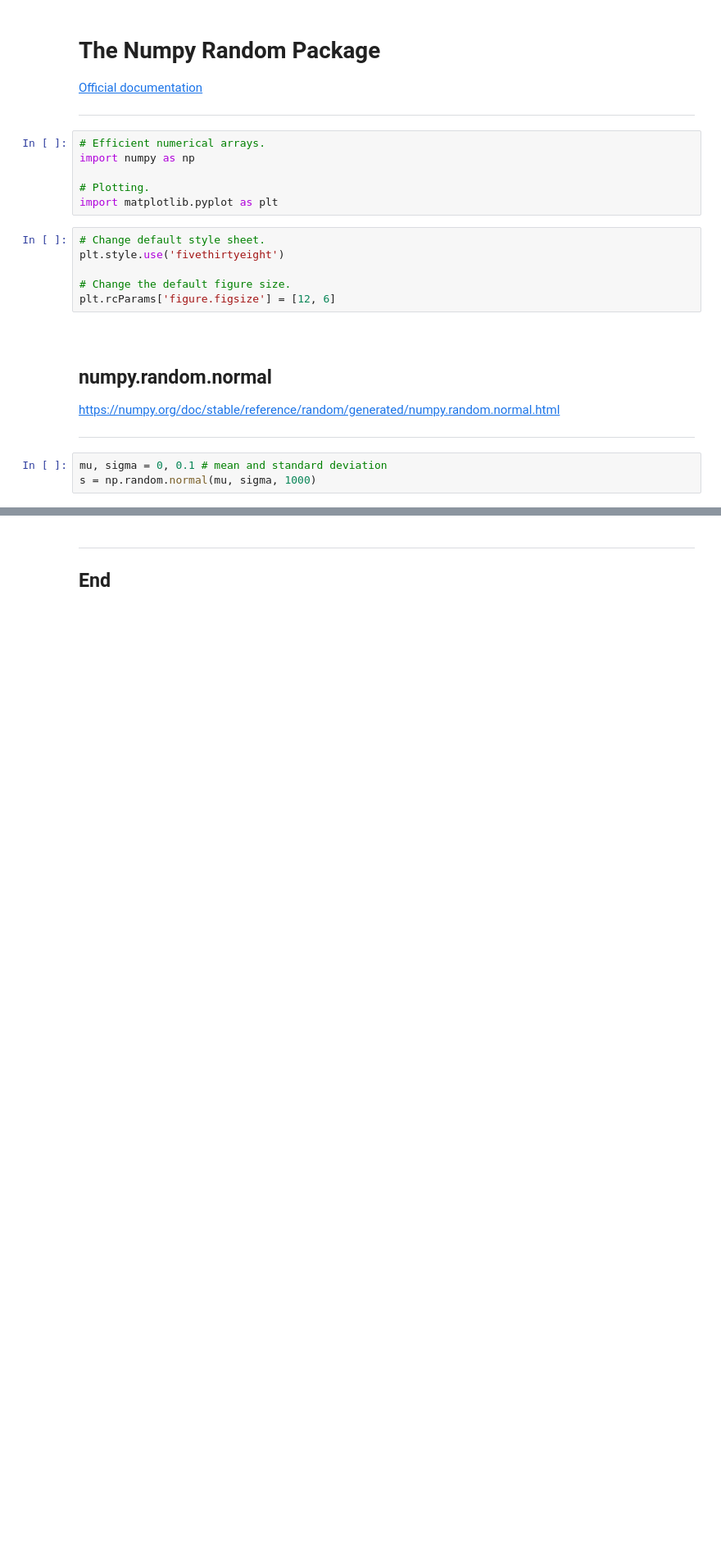
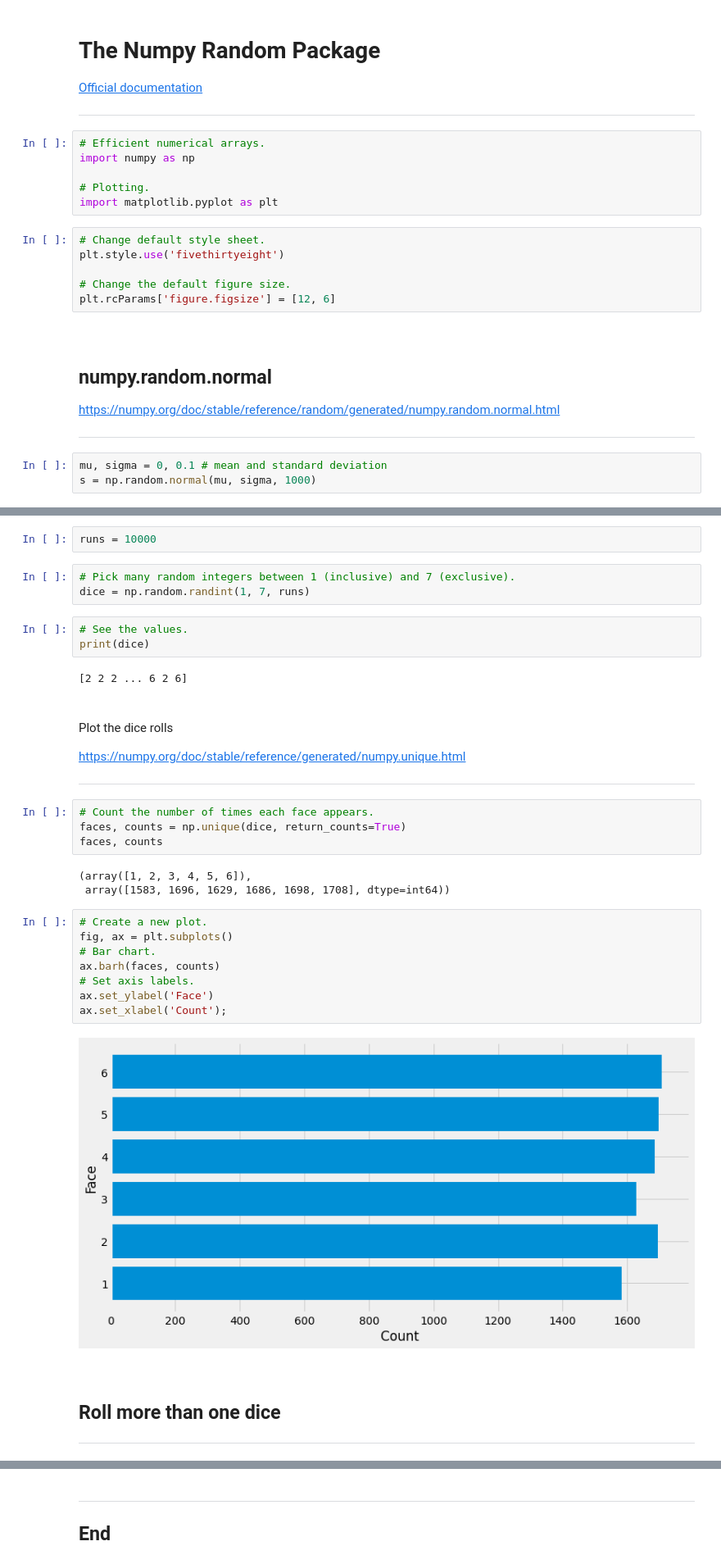
Before and after one commit to ianmcloughlin/numpy-random, a Jupyter notebook: numpy-random.ipynb, the cells around one changed output, grey strips where cells are left out. Shown at 82% size. Saved outputs shown, nothing was run; the diff lists cells and outputs as text; blank space fills up the shorter version.

Commit message:
Added dice rolls

```diff
--- a/numpy-random.ipynb
+++ b/numpy-random.ipynb
@@ -50,0 +68,41 @@ plt.show()
+# %%
+runs = 10000
+# %%
+# Pick many random integers between 1 (inclusive) and 7 (exclusive).
+dice = np.random.randint(1, 7, runs)
+# %%
+# See the values.
+print(dice)
+# %% [output]
+[2 2 2 ... 6 2 6]
+# %% [markdown]
+<br>
+
+Plot the dice rolls
+
+https://numpy.org/doc/stable/reference/generated/numpy.unique.html
+
+***
+# %%
+# Count the number of times each face appears.
+faces, counts = np.unique(dice, return_counts=True)
+faces, counts
+# %% [output]
+(array([1, 2, 3, 4, 5, 6]),
+ array([1583, 1696, 1629, 1686, 1698, 1708], dtype=int64))
+# %%
+# Create a new plot.
+fig, ax = plt.subplots()
+# Bar chart.
+ax.barh(faces, counts)
+# Set axis labels.
+ax.set_ylabel('Face')
+ax.set_xlabel('Count');
+# %% [output]
+[figure, added]
+# %% [markdown]
+<br>
+
+## Roll more than one dice
+
+***
```
Also changed, not shown: parts of 15 cells of this notebook.
